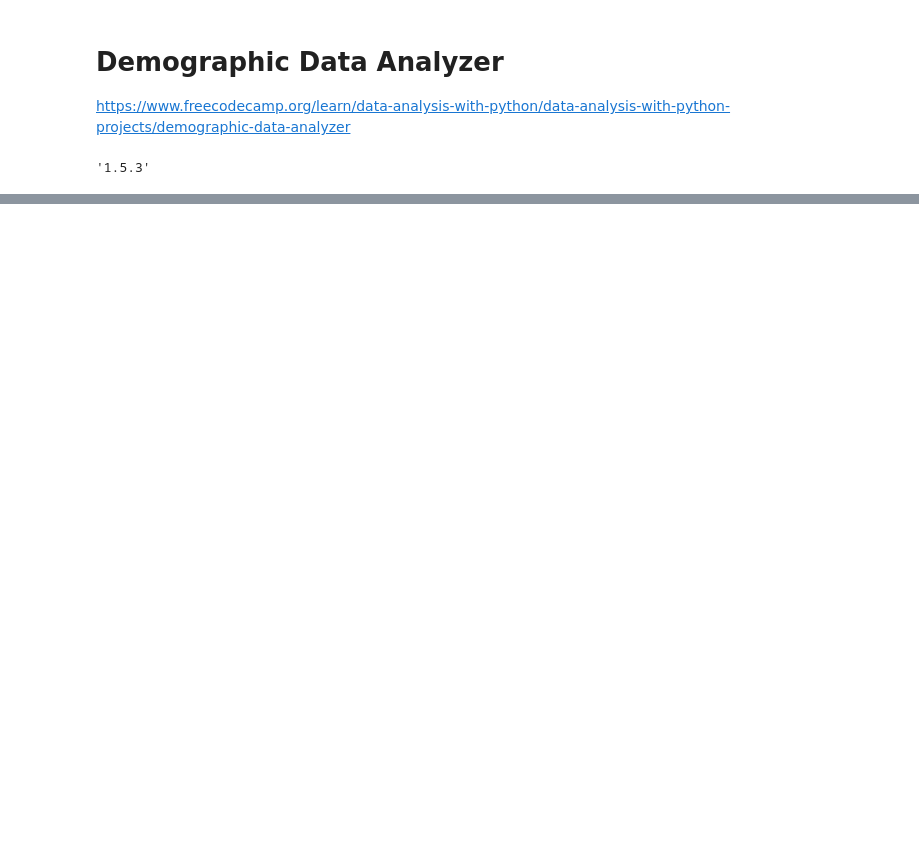
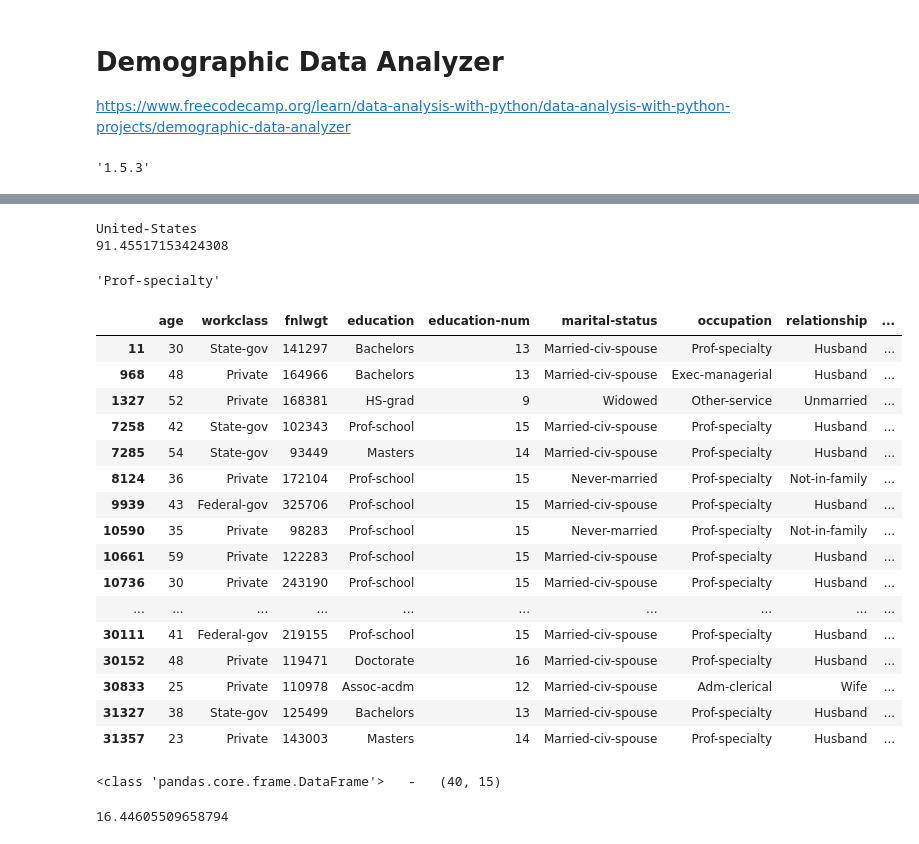
Before and after one commit to jmonti-gh/DataAnalysis_Py, a Jupyter notebook: p2_Demographic_DA/demographic_data_analyzer.ipynb, the cells around one changed output, grey strips where cells are left out. Cells and saved outputs as stored; diff of their text form; code cells hidden in the pictures; blank space fills up the shorter version.

```diff
--- a/p2_Demographic_DA/demographic_data_analyzer.ipynb
+++ b/p2_Demographic_DA/demographic_data_analyzer.ipynb
@@ -105,0 +231,57 @@ Index: []
+# %%
+# 888 - What country has the highest percentage of people that earn >50K and
+# what is that percentage?
+
+# 1. get all p >50k -> newDF, 2. value_counts of country column 3. normalize * 100
+# p_gt50 = df[df['salary'] == '>50K']
+# display(p_gt50)
+## 1. p_gt50K = df.loc[df['salary'] == '>50K']
+#p_gt50K
+#p_gt50K['native-country'].value_counts()    # 2. ...
+
+#(p_gt50K['native-country'].value_counts(normalize=True) * 100).max()
+#(p_gt50K['native-country'].value_counts(normalize=True) * 100)[0]      # same as above cause is great-less order
+#(p_gt50K['native-country'].value_counts(normalize=True) * 100).index[0]     # which Country cause is great-less order
+
+# without 1.  - all together
+print((df[df['salary'] == '>50K']['native-country'].value_counts(normalize=True) * 100).index[0])
+print((df[df['salary'] == '>50K']['native-country'].value_counts(normalize=True) * 100).max())
+# %% [output]
+United-States
+91.45517153424308
+# %%
+# 999 - Identify the most popular occupation for those who earn >50K in India.
+
+# 1. all Indian native-country & earn >50K, 2 value_counts(occupation col), 3. index[0]
+df[(df['native-country'] == 'India') & (df['salary'] == '>50K')].value_counts(df['occupation']).index[0]
+# %% [output]
+'Prof-specialty'
+# %%
+ip_gt50K = df[(df['native-country'] == 'India') & (df['salary'] == '>50K')]
+display(ip_gt50K)
+print(type(ip_gt50K), '  -  ', ip_gt50K.shape)
+# %% [output]
+|  | age | workclass | fnlwgt | education | education-num | marital-status | occupation | relationship | ... |
+| 11 | 30 | State-gov | 141297 | Bachelors | 13 | Married-civ-spouse | Prof-specialty | Husband | ... |
+| 968 | 48 | Private | 164966 | Bachelors | 13 | Married-civ-spouse | Exec-managerial | Husband | ... |
+| 1327 | 52 | Private | 168381 | HS-grad | 9 | Widowed | Other-service | Unmarried | ... |
+| 7258 | 42 | State-gov | 102343 | Prof-school | 15 | Married-civ-spouse | Prof-specialty | Husband | ... |
+| 7285 | 54 | State-gov | 93449 | Masters | 14 | Married-civ-spouse | Prof-specialty | Husband | ... |
+| 8124 | 36 | Private | 172104 | Prof-school | 15 | Never-married | Prof-specialty | Not-in-family | ... |
+| 9939 | 43 | Federal-gov | 325706 | Prof-school | 15 | Married-civ-spouse | Prof-specialty | Husband | ... |
+| 10590 | 35 | Private | 98283 | Prof-school | 15 | Never-married | Prof-specialty | Not-in-family | ... |
+| 10661 | 59 | Private | 122283 | Prof-school | 15 | Married-civ-spouse | Prof-specialty | Husband | ... |
+| 10736 | 30 | Private | 243190 | Prof-school | 15 | Married-civ-spouse | Prof-specialty | Husband | ... |
+| ... | ... | ... | ... | ... | ... | ... | ... | ... | ... |
+| 30111 | 41 | Federal-gov | 219155 | Prof-school | 15 | Married-civ-spouse | Prof-specialty | Husband | ... |
+| 30152 | 48 | Private | 119471 | Doctorate | 16 | Married-civ-spouse | Prof-specialty | Husband | ... |
+| 30833 | 25 | Private | 110978 | Assoc-acdm | 12 | Married-civ-spouse | Adm-clerical | Wife | ... |
+| 31327 | 38 | State-gov | 125499 | Bachelors | 13 | Married-civ-spouse | Prof-specialty | Husband | ... |
+| 31357 | 23 | Private | 143003 | Masters | 14 | Married-civ-spouse | Prof-specialty | Husband | ... |
+<class 'pandas.core.frame.DataFrame'>   -   (40, 15)
+# %%
+# ... EXTRA for # What is the percentage of people who have a Bachelor's degree?
+#df.loc[df['education'] == 'Bachelors'].value_counts(normalize=True) * 100
+df['education'].value_counts(normalize=True)['Bachelors'] * 100
+# %% [output]
+16.44605509658794
```
Also changed, not shown: parts of 18 cells of this notebook, 6 other files.
